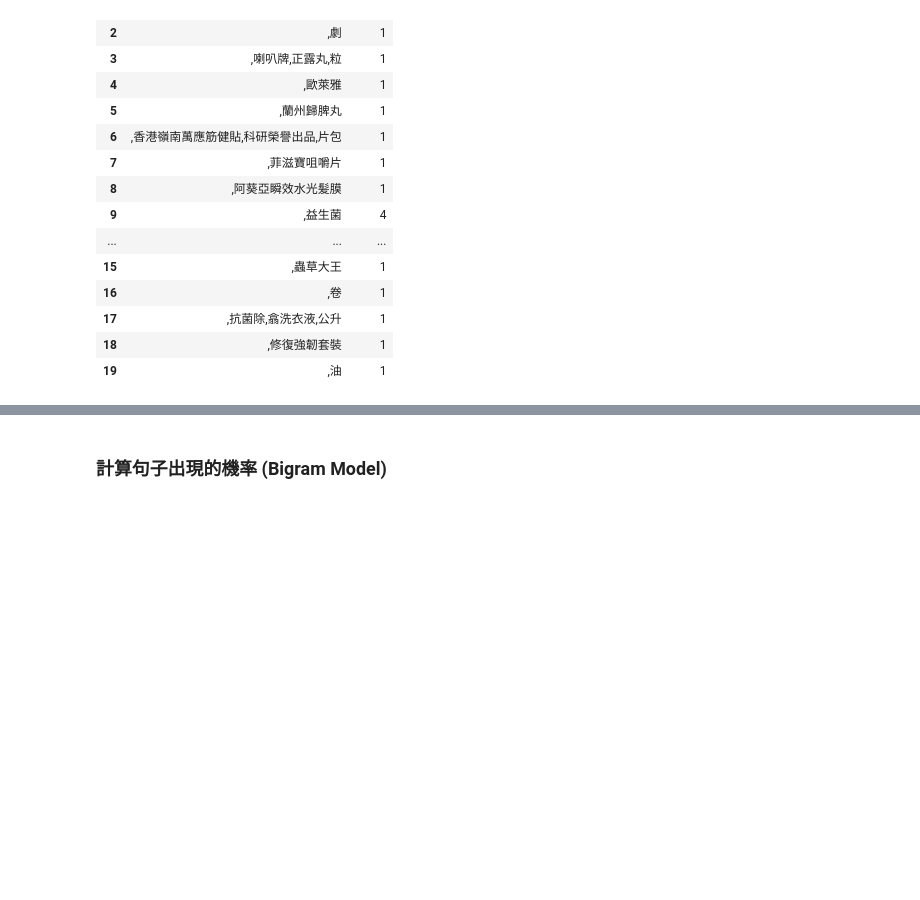
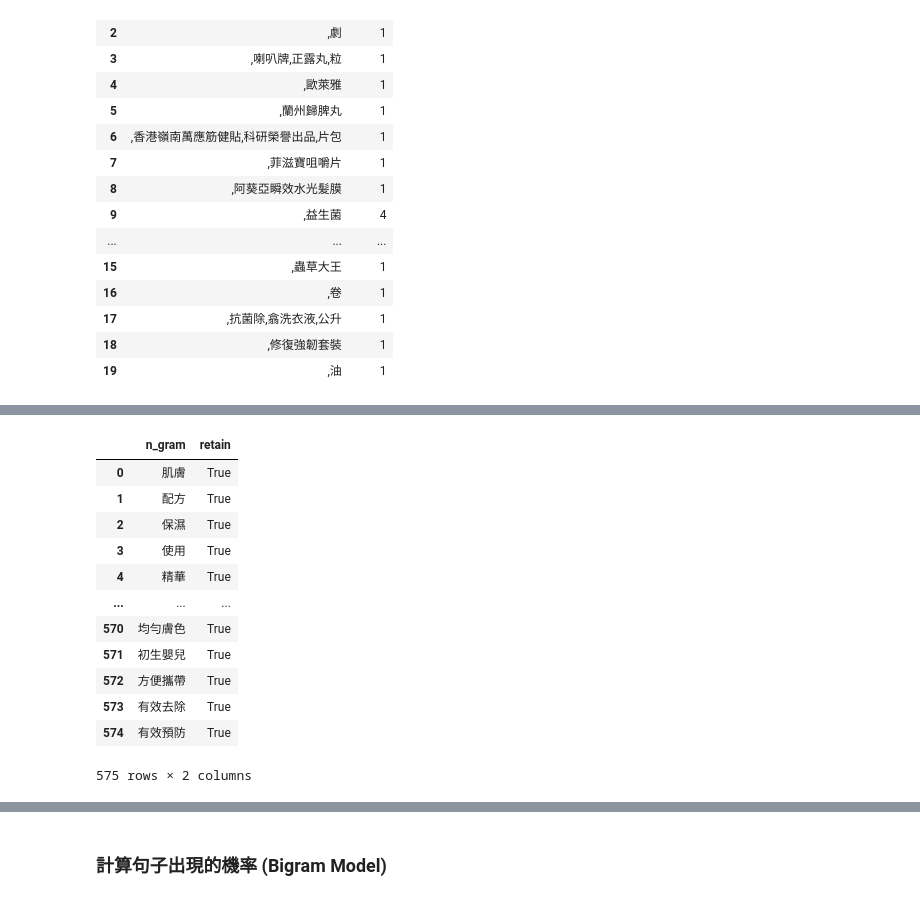
Before and after one commit to victor31ao/search_keywords, a Jupyter notebook: finding_keywords.ipynb, the cells around one changed output, grey strips where cells are left out. Saved outputs shown, nothing was run; the diff lists cells and outputs as text; code cells hidden in the pictures; blank space fills up the shorter version.

```diff
--- a/finding_keywords.ipynb
+++ b/finding_keywords.ipynb
@@ -206,0 +198,18 @@ def find_matches(term, ngram, n):
+# %%
+product_list = pd.read_csv("./sample_data/summary_sorted.csv")
+product_list = product_list[product_list["retain"] == True]
+product_list
+# %% [output]
+|  | n_gram | retain |
+| 0 | 肌膚 | True |
+| 1 | 配方 | True |
+| 2 | 保濕 | True |
+| 3 | 使用 | True |
+| 4 | 精華 | True |
+| ... | ... | ... |
+| 570 | 均勻膚色 | True |
+| 571 | 初生嬰兒 | True |
+| 572 | 方便攜帶 | True |
+| 573 | 有效去除 | True |
+| 574 | 有效預防 | True |
+575 rows × 2 columns
```
Also changed, not shown: parts of 15 cells of this notebook.
